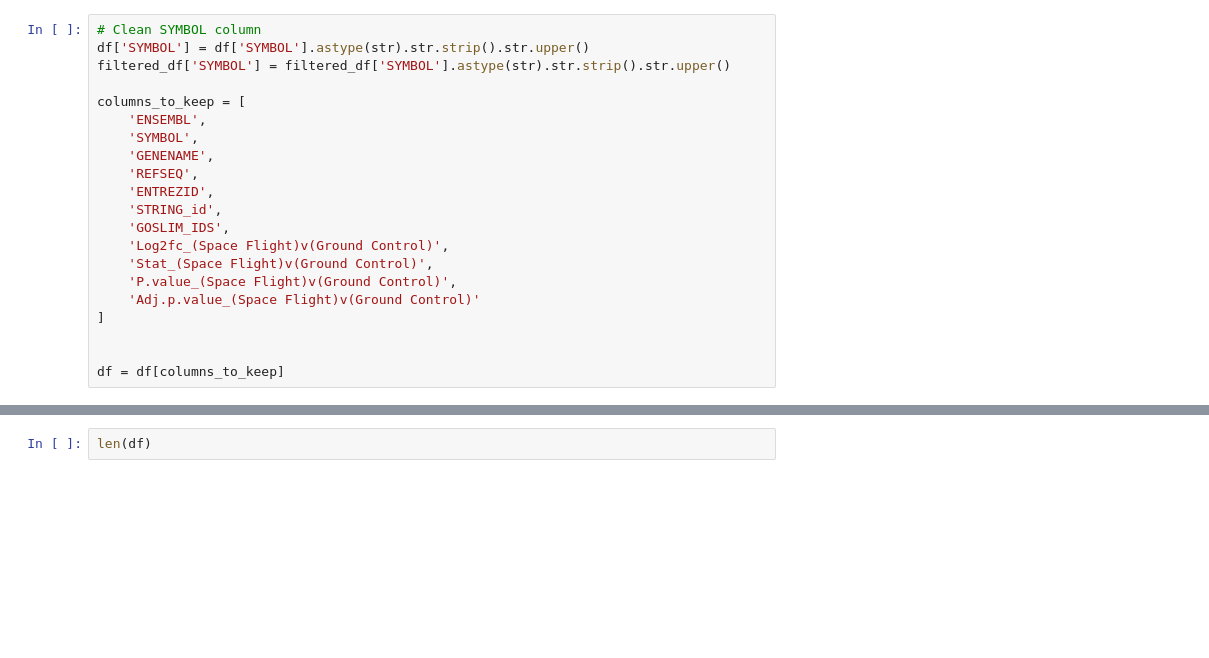
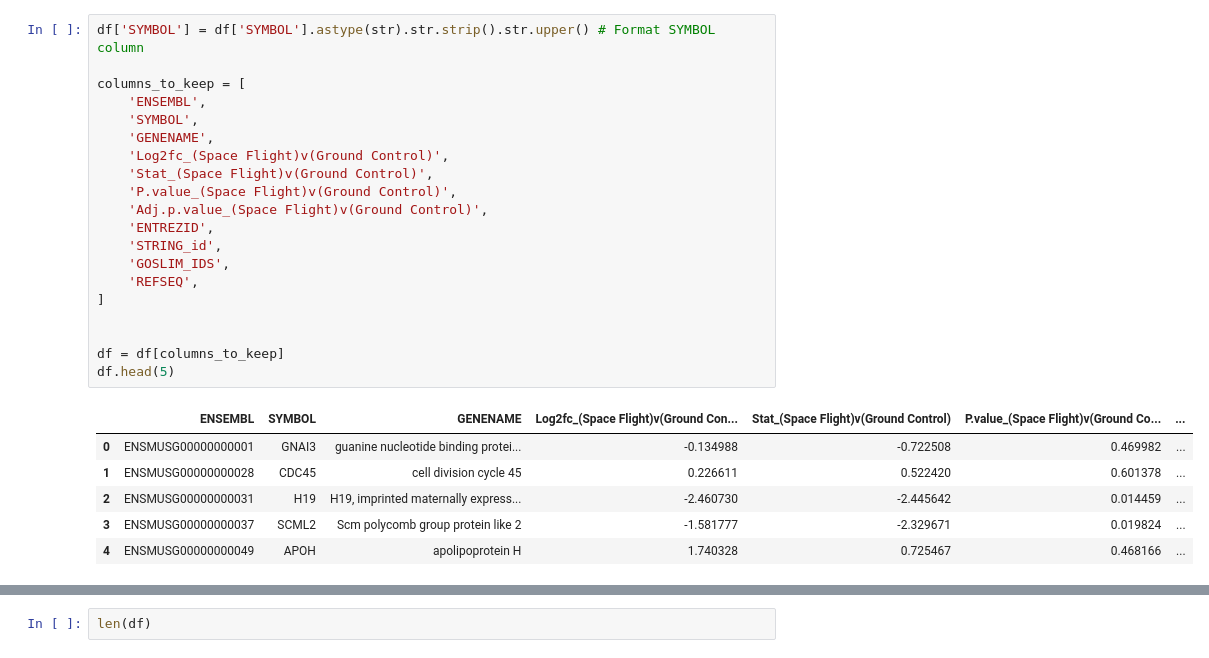
Before and after one commit to mgrinstein/omics-ssp25, a Jupyter notebook: OSD599.ipynb, the cells around one changed output, grey strips where cells are left out. Cells and saved outputs as stored; diff of their text form; blank space fills up the shorter version.

```diff
--- a/OSD599.ipynb
+++ b/OSD599.ipynb
@@ -13,21 +59,27 @@ df = pd.read_csv('/content/drive/My Drive/Dataset599.csv')
 # %%
-# Clean SYMBOL column
-df['SYMBOL'] = df['SYMBOL'].astype(str).str.strip().str.upper()
-filtered_df['SYMBOL'] = filtered_df['SYMBOL'].astype(str).str.strip().str.upper()
+df['SYMBOL'] = df['SYMBOL'].astype(str).str.strip().str.upper() # Format SYMBOL column
 
 columns_to_keep = [
     'ENSEMBL',
     'SYMBOL',
     'GENENAME',
-    'REFSEQ',
+    'Log2fc_(Space Flight)v(Ground Control)',
+    'Stat_(Space Flight)v(Ground Control)',
+    'P.value_(Space Flight)v(Ground Control)',
+    'Adj.p.value_(Space Flight)v(Ground Control)',
     'ENTREZID',
     'STRING_id',
     'GOSLIM_IDS',
-    'Log2fc_(Space Flight)v(Ground Control)',
-    'Stat_(Space Flight)v(Ground Control)',
-    'P.value_(Space Flight)v(Ground Control)',
-    'Adj.p.value_(Space Flight)v(Ground Control)'
+    'REFSEQ',
 ]
 
 
 df = df[columns_to_keep]
+df.head(5)
+# %% [output]
+|  | ENSEMBL | SYMBOL | GENENAME | Log2fc_(Space Flight)v(Ground Con... | Stat_(Space Flight)v(Ground Control) | P.value_(Space Flight)v(Ground Co... | ... |
+| 0 | ENSMUSG00000000001 | GNAI3 | guanine nucleotide binding protei... | -0.134988 | -0.722508 | 0.469982 | ... |
+| 1 | ENSMUSG00000000028 | CDC45 | cell division cycle 45 | 0.226611 | 0.522420 | 0.601378 | ... |
+| 2 | ENSMUSG00000000031 | H19 | H19, imprinted maternally express... | -2.460730 | -2.445642 | 0.014459 | ... |
+| 3 | ENSMUSG00000000037 | SCML2 | Scm polycomb group protein like 2 | -1.581777 | -2.329671 | 0.019824 | ... |
+| 4 | ENSMUSG00000000049 | APOH | apolipoprotein H | 1.740328 | 0.725467 | 0.468166 | ... |
```
Also changed, not shown: parts of 28 cells of this notebook.
